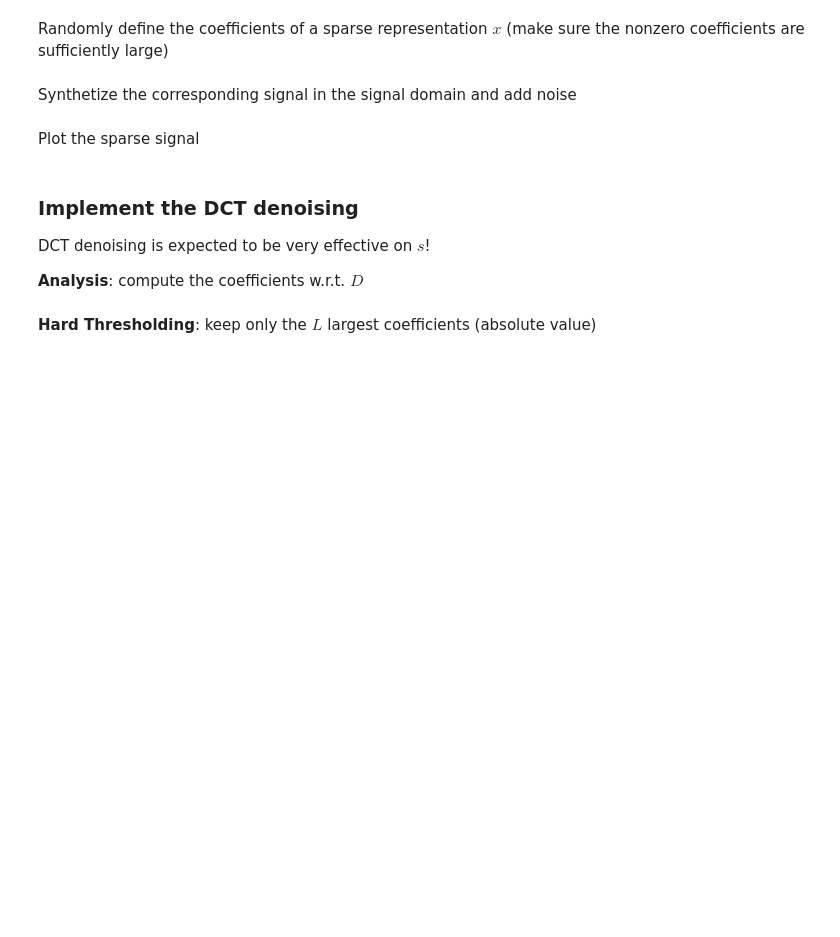
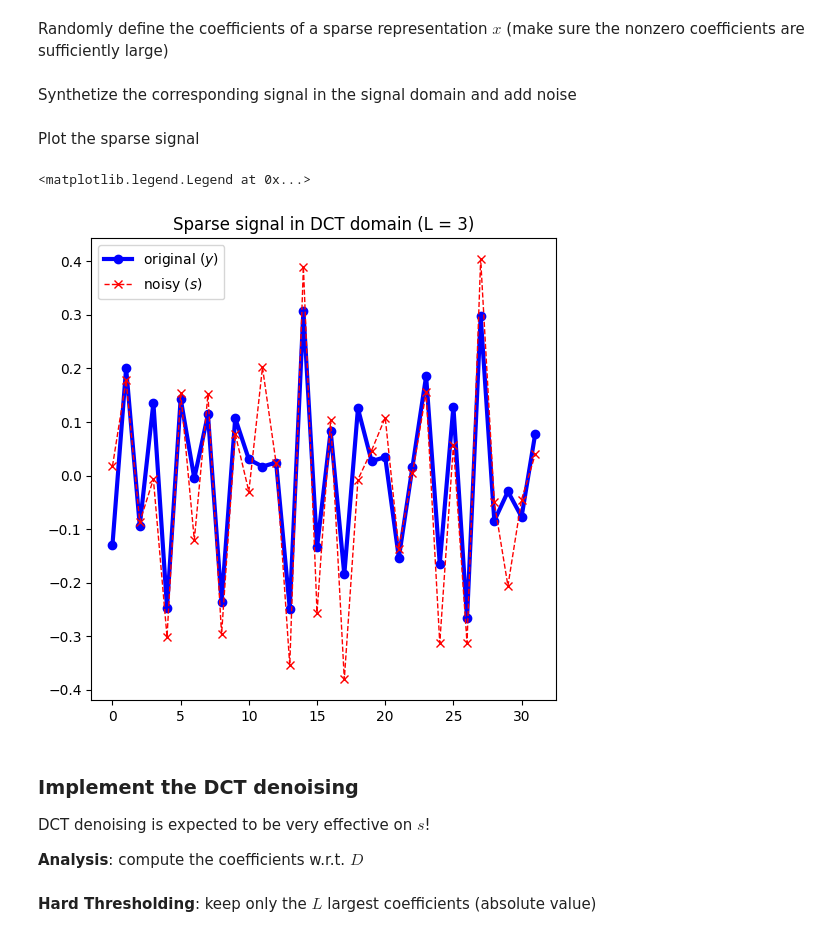
Before and after one commit to Thomas-Fabbris/MMIP-polimi, a Jupyter notebook: Assignments/lecture_4_limitations_of_sparsity.ipynb, the cells around one changed output. Saved outputs shown, nothing was run; the diff lists cells and outputs as text; code cells hidden in the pictures; blank space fills up the shorter version.

```diff
--- a/Assignments/lecture_4_limitations_of_sparsity.ipynb
+++ b/Assignments/lecture_4_limitations_of_sparsity.ipynb
@@ -46,2 +51,8 @@ x_orig =
+# %%
+x_orig = np.zeros(N)
+# Select the indices of the non-zero elements
+idxs = np.random.choice(M, L, replace=False)
+# Randomly generate the non-zero coefficients
+x_orig[idxs] = np.random.uniform(-1.0, 1.0, size=(L,))
 # %% [markdown]
 Synthetize the corresponding signal in the signal domain and add noise
@@ -52,14 +59,24 @@ s =
+# %%
+y = D @ x_orig
+sigma_noise = 0.1
+s = y + np.random.normal(0.0, sigma_noise, size=(M,))
 # %% [markdown]
 Plot the sparse signal
 # %%
 LN_WDT = 2
 MRK_SZ = 10
 
-plt.figure(figsize=(6,6))
+plt.figure(figsize=(6, 6))
 plt.plot(y, 'b-o', linewidth=LN_WDT+1)
 plt.plot(s, 'r--x', linewidth=LN_WDT-1)
 plt.title(f'Sparse signal in DCT domain (L = {L:.0f})')
-plt.legend(['original (y)', 'noisy (s)'])
+plt.legend([
+    r'original ($y$)',
+    r'noisy ($s$)',
+])
+# %% [output]
+<matplotlib.legend.Legend at 0x...>
+[figure, added]
 # %% [markdown]
 ### Implement the DCT denoising
 
```
Also changed, not shown: parts of 27 cells of this notebook.
